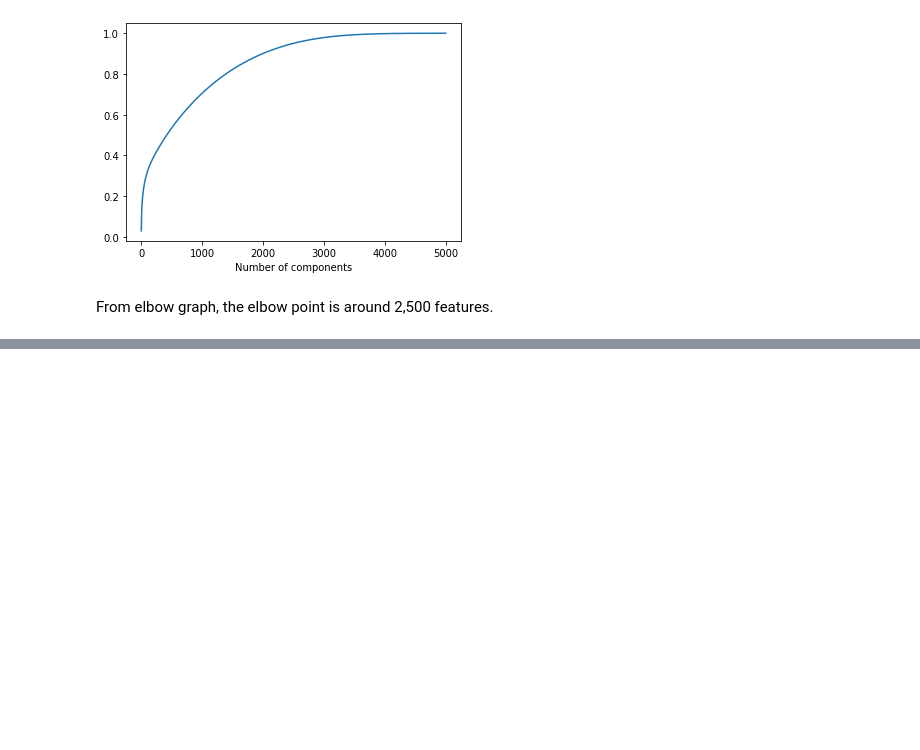
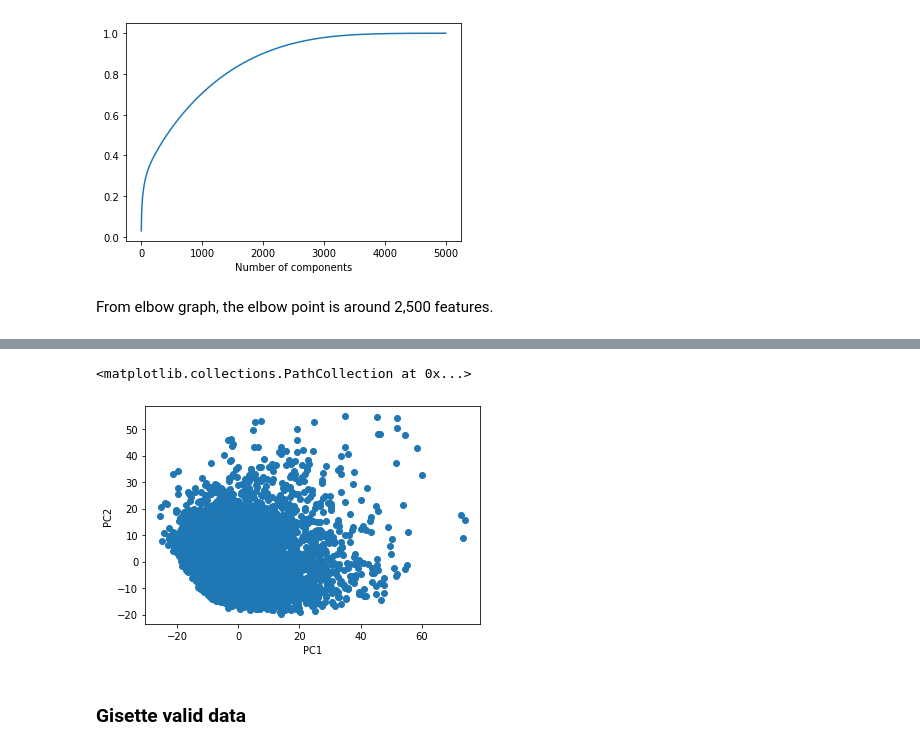
Before and after one commit to USF-CS-663-Spring-2020/lab-03-pca-eggchul, a Jupyter notebook: lab3.ipynb, the cells around one changed output, grey strips where cells are left out. Drawn from its saved outputs; the diff is of its cells as text; code cells hidden in the pictures; blank space fills up the shorter version.

Commit message:
test set PCA applied

```diff
--- a/lab3.ipynb
+++ b/lab3.ipynb
@@ -293,0 +312,3 @@ From elbow graph, the elbow point is around 2,500 features.
+# %%
+df_test = pd.read_csv('./gisette_test.data', header = None, delim_whitespace=True)
+df_test
@@ -293,0 +329,3 @@ From elbow graph, the elbow point is around 2,500 features.
+# %%
+feature_test_df = df_test.iloc[:,:5000]
+feature_test_df
@@ -293,0 +346,3 @@ From elbow graph, the elbow point is around 2,500 features.
+# %%
+x_test = StandardScaler().fit_transform(feature_test_df)
+x_test
@@ -293,0 +369,5 @@ From elbow graph, the elbow point is around 2,500 features.
+# %%
+pca_test = PCA(n_components = 2)
+pc_test = pca_test.fit_transform(x_test)
+pc_test_df = pd.DataFrame(data = pc_test, columns = ['PC1','PC2'])
+pca_test.explained_variance_ratio_
@@ -293,0 +392,9 @@ From elbow graph, the elbow point is around 2,500 features.
+# %%
+plt.figure()
+plt.xlabel('PC1')
+plt.ylabel('PC2')
+plt.scatter(pc_test_df['PC1'],
+                pc_test_df['PC2'])
+# %% [output]
+<matplotlib.collections.PathCollection at 0x...>
+[figure, added]
@@ -293,0 +409,2 @@ From elbow graph, the elbow point is around 2,500 features.
+# %% [markdown]
+### Gisette valid data
```
Also changed, not shown: parts of 17 cells of this notebook.
